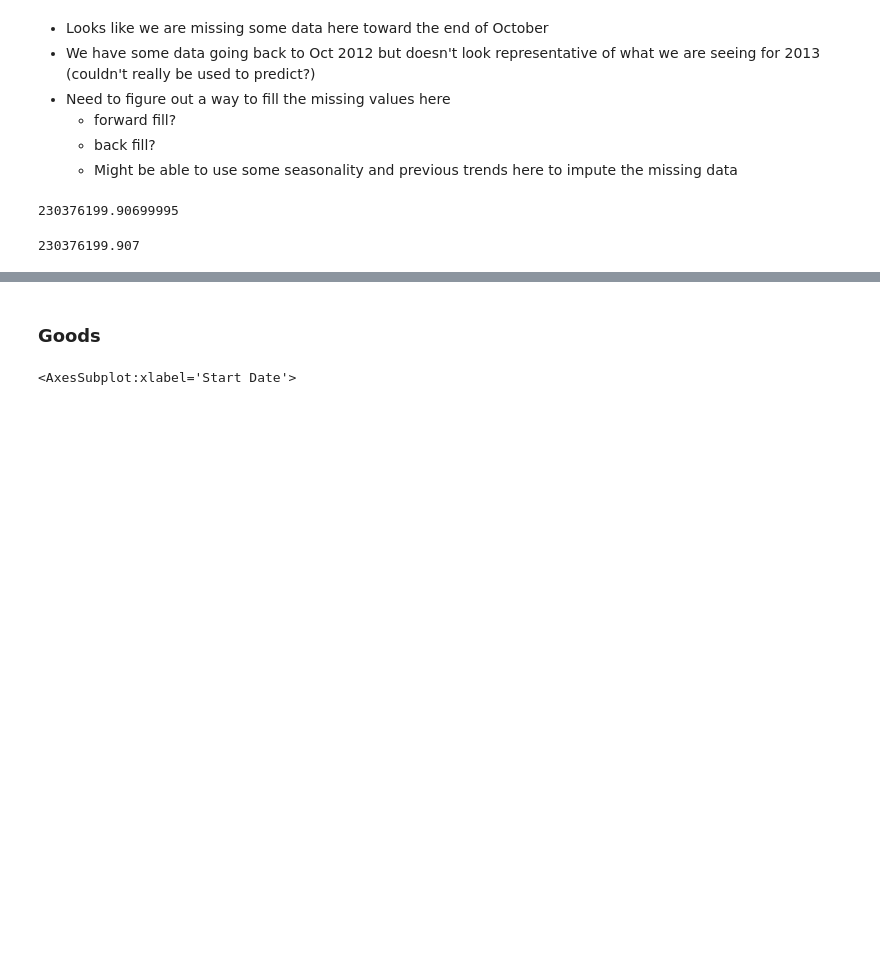
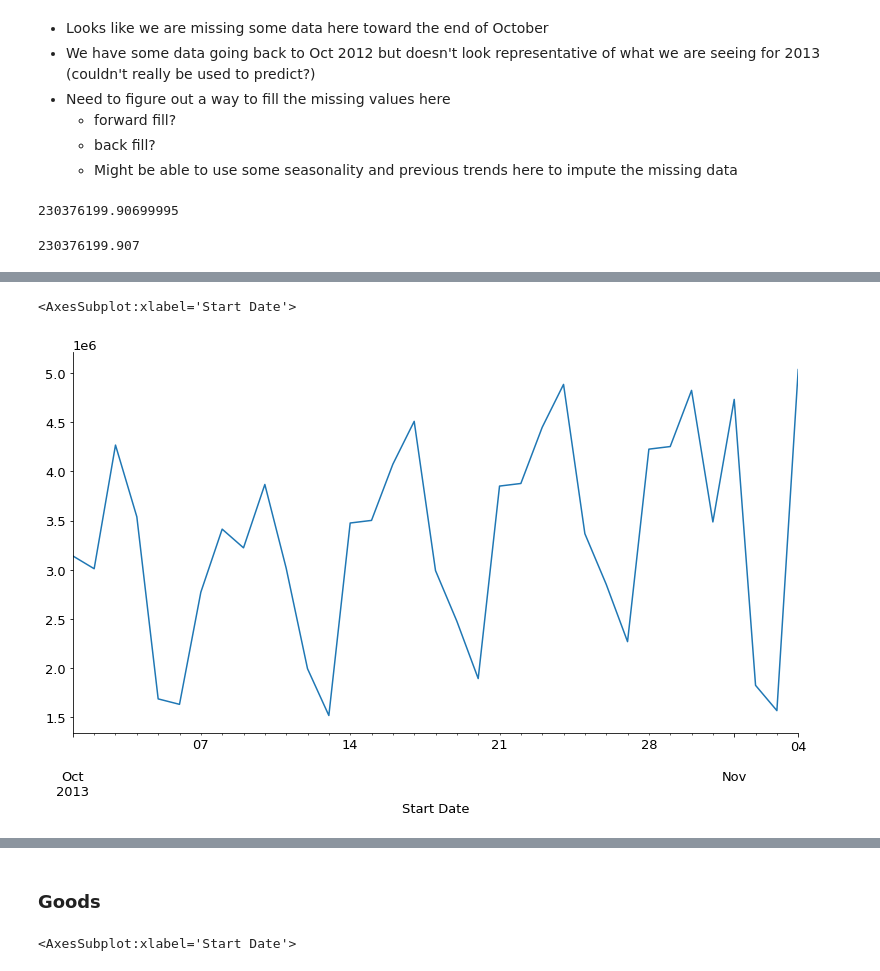
Before and after one commit to adam-talbot/time_series_personal_project, a Jupyter notebook: GRPN.ipynb, the cells around one changed output, grey strips where cells are left out. Saved outputs shown, nothing was run; the diff lists cells and outputs as text; code cells hidden in the pictures; blank space fills up the shorter version.

```diff
--- a/GRPN.ipynb
+++ b/GRPN.ipynb
@@ -340,0 +491,11 @@ Freq: D, Name: Gross Billings, dtype: float64
+# %%
+# concat it all together to see what predictions look like plotted
+part1 = oct_nov_df[:'2013-10-19']
+# %%
+part2 = oct_nov_df['2013-10-31':]
+# %%
+oct_w_preds = pd.concat([part1, pred1, pred2, part2])
+oct_w_preds.plot()
+# %% [output]
+<AxesSubplot:xlabel='Start Date'>
+[figure, added]
```
Also changed, not shown: parts of 29 cells of this notebook, 2 other files.
